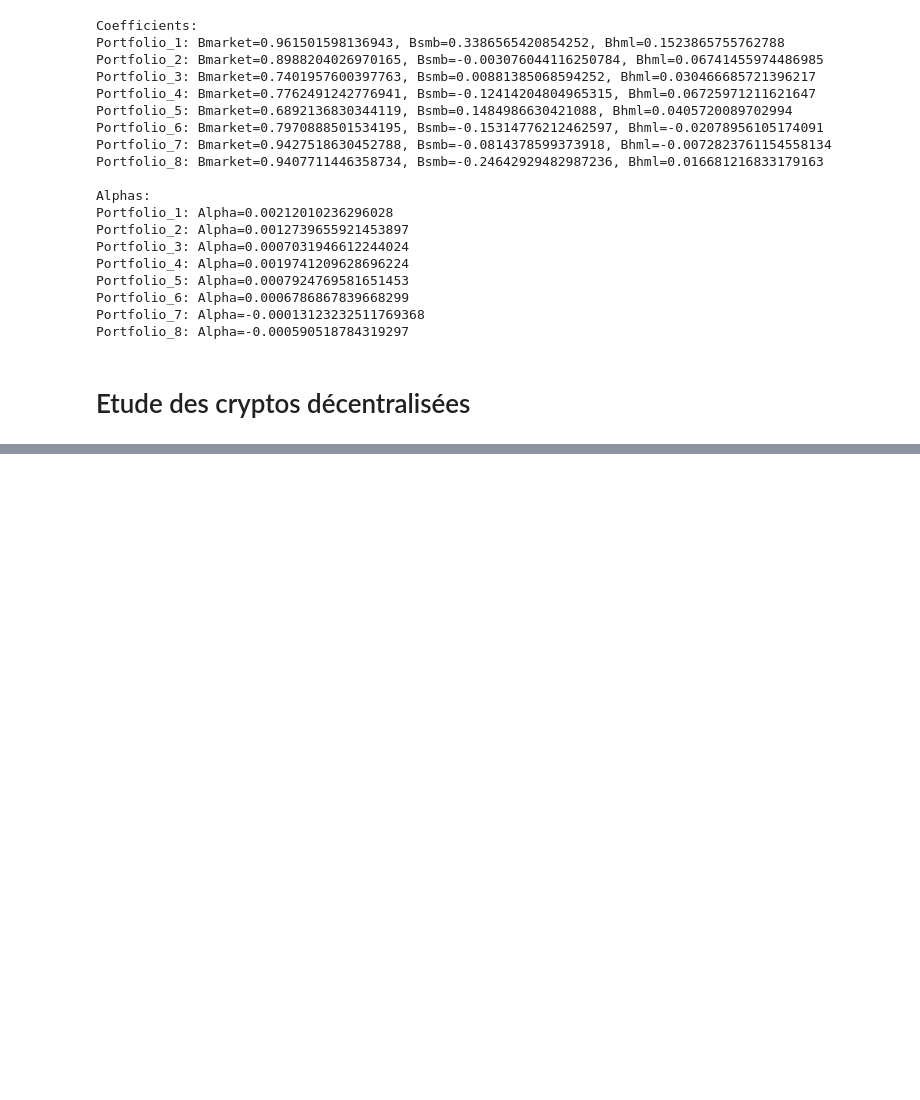
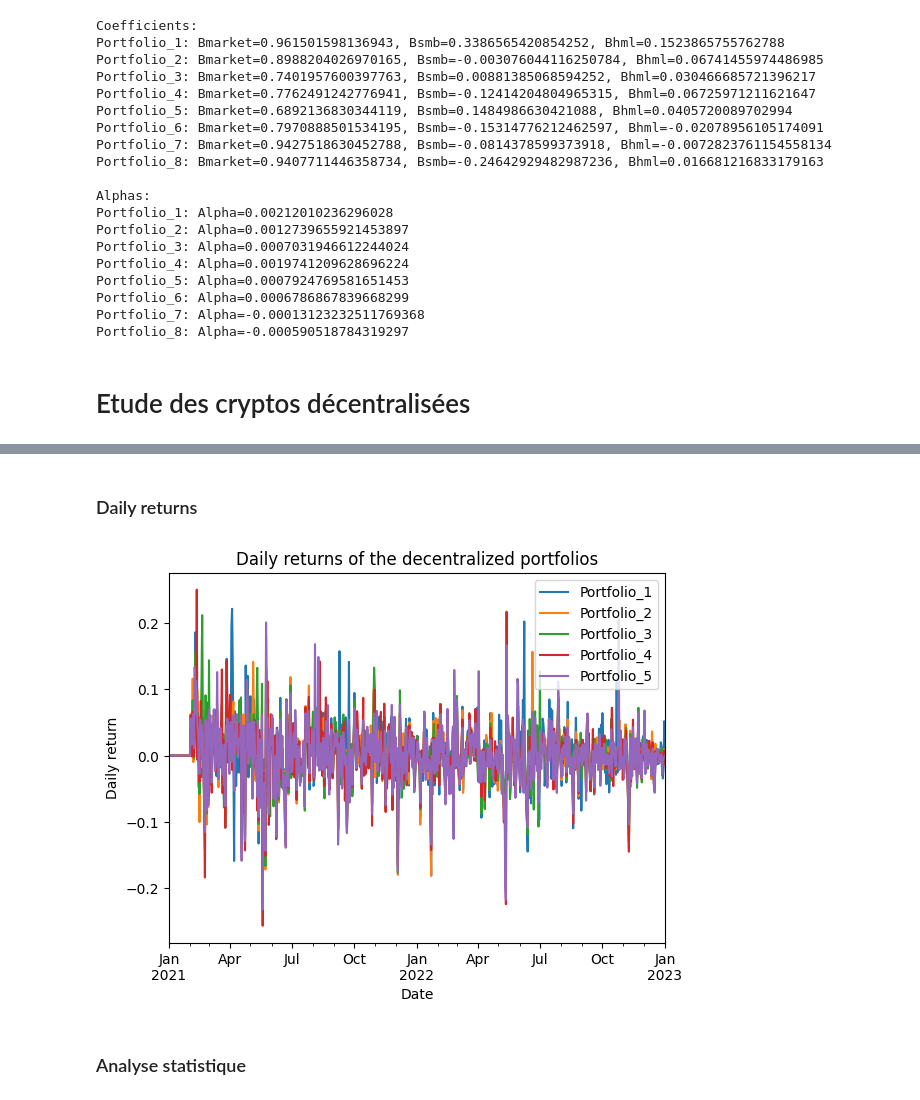
Before and after one commit to meretaensimag/new_momentum, a Jupyter notebook: final_notebook.ipynb, the cells around one changed output, grey strips where cells are left out. Saved outputs shown, nothing was run; the diff lists cells and outputs as text; code cells hidden in the pictures; blank space fills up the shorter version.

```diff
--- a/final_notebook.ipynb
+++ b/final_notebook.ipynb
@@ -1131,0 +1145,20 @@ NameError: name 'get_portfolio_compo' is not defined
+# %% [markdown]
+### Daily returns
+# %%
+portfolio_values_dict_decentralized = {}
+portfolio_values_dict_decentralized["Portfolio_1"] = premier_portefeuille_decentralise
+portfolio_values_dict_decentralized["Portfolio_2"] = deuxieme_portefeuille_decentralise
+portfolio_values_dict_decentralized["Portfolio_3"] = troisieme_portefeuille_decentralise
+portfolio_values_dict_decentralized["Portfolio_4"] = quatrieme_portefeuille_decentralise
+portfolio_values_dict_decentralized["Portfolio_5"] = cinquieme_portefeuille_decentralise
+
+portfolio_values_df_decentralized = pd.DataFrame(portfolio_values_dict_decentralized)
+portfolio_values_df_decentralized = portfolio_values_df_decentralized.dropna()
+portfolio_values_df_decentralized = portfolio_values_df_decentralized.iloc[1:]
+portfolio_values_df_decentralized.index = decentralized_df.index
+
+portfolio_daily_returns_decentralized = portfolio_values_df_decentralized.pct_change()
+portfolio_daily_returns_decentralized.plot(title='Daily returns of the decentralized portfolios', xlabel='Date', ylabel='Daily return')
+plt.show()
+# %% [output]
+[figure, added]
@@ -1131,0 +1178,2 @@ NameError: name 'get_portfolio_compo' is not defined
+# %% [markdown]
+### Analyse statistique
```
Also changed, not shown: parts of 19 cells of this notebook.
